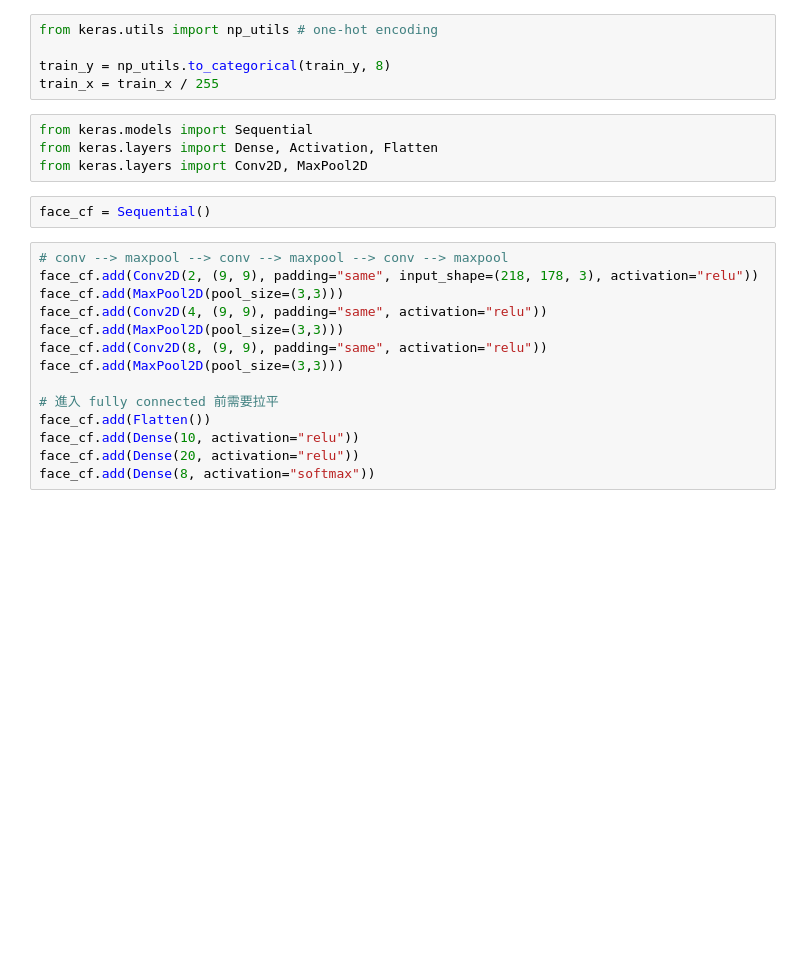
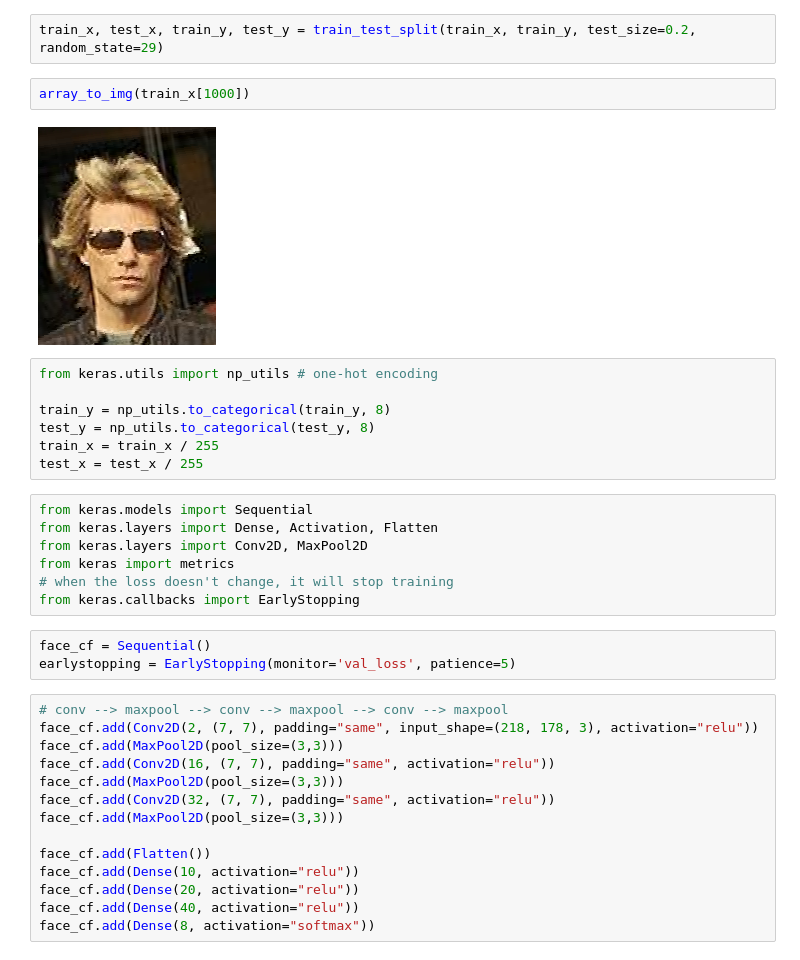
Before and after one commit to stanleychu2/AI-jupyter, a Jupyter notebook: final_project.ipynb, the cells around one changed output. Drawn from its saved outputs; the diff is of its cells as text; blank space fills up the shorter version.

```diff
--- a/final_project.ipynb
+++ b/final_project.ipynb
@@ -38,27 +50,39 @@ array([0, 0, 0, ..., 7, 7, 7])
+# %%
+train_x, test_x, train_y, test_y = train_test_split(train_x, train_y, test_size=0.2, random_state=29)
+# %%
+array_to_img(train_x[1000])
+# %% [output]
+[figure, added]
 # %%
 from keras.utils import np_utils # one-hot encoding
 
 train_y = np_utils.to_categorical(train_y, 8)
+test_y = np_utils.to_categorical(test_y, 8)
 train_x = train_x / 255
+test_x = test_x / 255
 # %%
 from keras.models import Sequential
 from keras.layers import Dense, Activation, Flatten
 from keras.layers import Conv2D, MaxPool2D
+from keras import metrics
+# when the loss doesn't change, it will stop training
+from keras.callbacks import EarlyStopping
-# %%
-face_cf = Sequential()
+# %%
+face_cf = Sequential()
+earlystopping = EarlyStopping(monitor='val_loss', patience=5)
 # %%
 # conv --> maxpool --> conv --> maxpool --> conv --> maxpool
-face_cf.add(Conv2D(2, (9, 9), padding="same", input_shape=(218, 178, 3), activation="relu"))
+face_cf.add(Conv2D(2, (7, 7), padding="same", input_shape=(218, 178, 3), activation="relu"))
 face_cf.add(MaxPool2D(pool_size=(3,3)))
-face_cf.add(Conv2D(4, (9, 9), padding="same", activation="relu"))
+face_cf.add(Conv2D(16, (7, 7), padding="same", activation="relu"))
 face_cf.add(MaxPool2D(pool_size=(3,3)))
-face_cf.add(Conv2D(8, (9, 9), padding="same", activation="relu"))
+face_cf.add(Conv2D(32, (7, 7), padding="same", activation="relu"))
 face_cf.add(MaxPool2D(pool_size=(3,3)))
 
-# 進入 fully connected 前需要拉平
 face_cf.add(Flatten())
 face_cf.add(Dense(10, activation="relu"))
 face_cf.add(Dense(20, activation="relu"))
+face_cf.add(Dense(40, activation="relu"))
 face_cf.add(Dense(8, activation="softmax"))
 # %%
 face_cf.summary()
```
Also changed, not shown: parts of 9 cells of this notebook.
